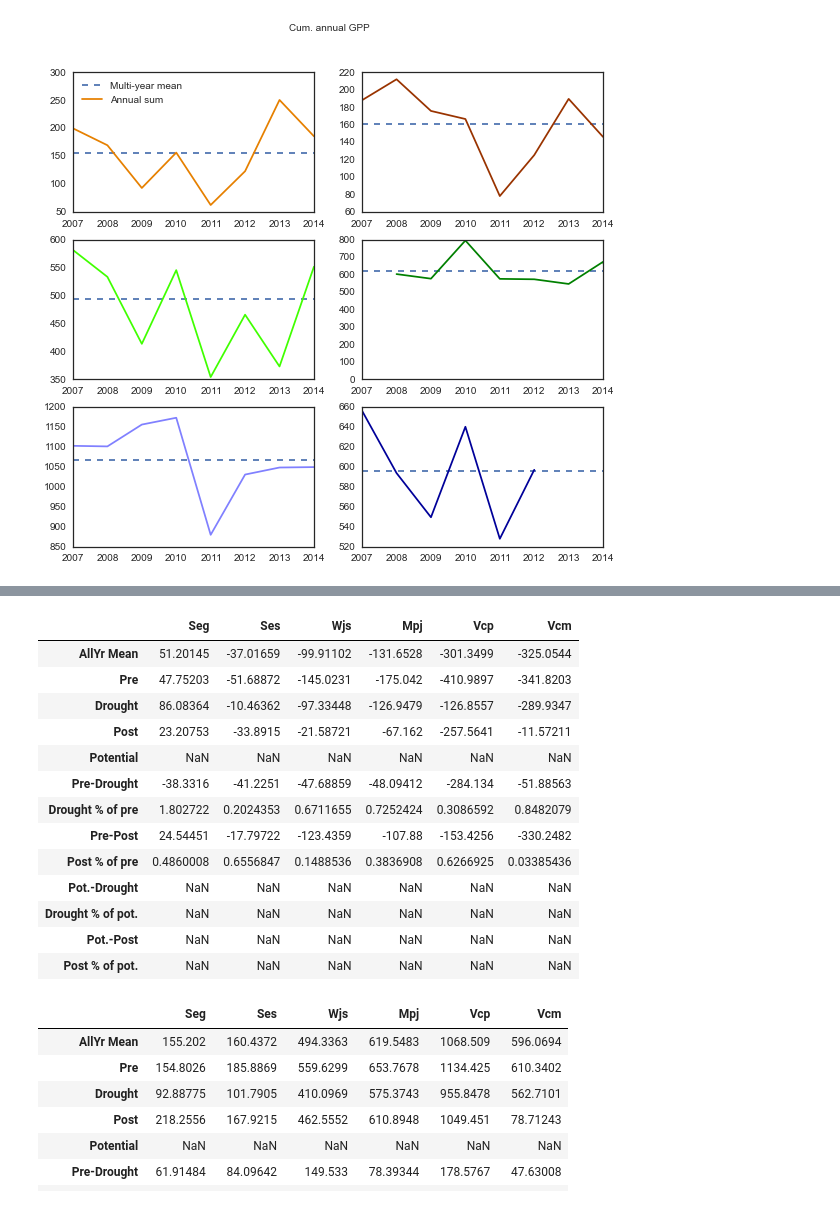
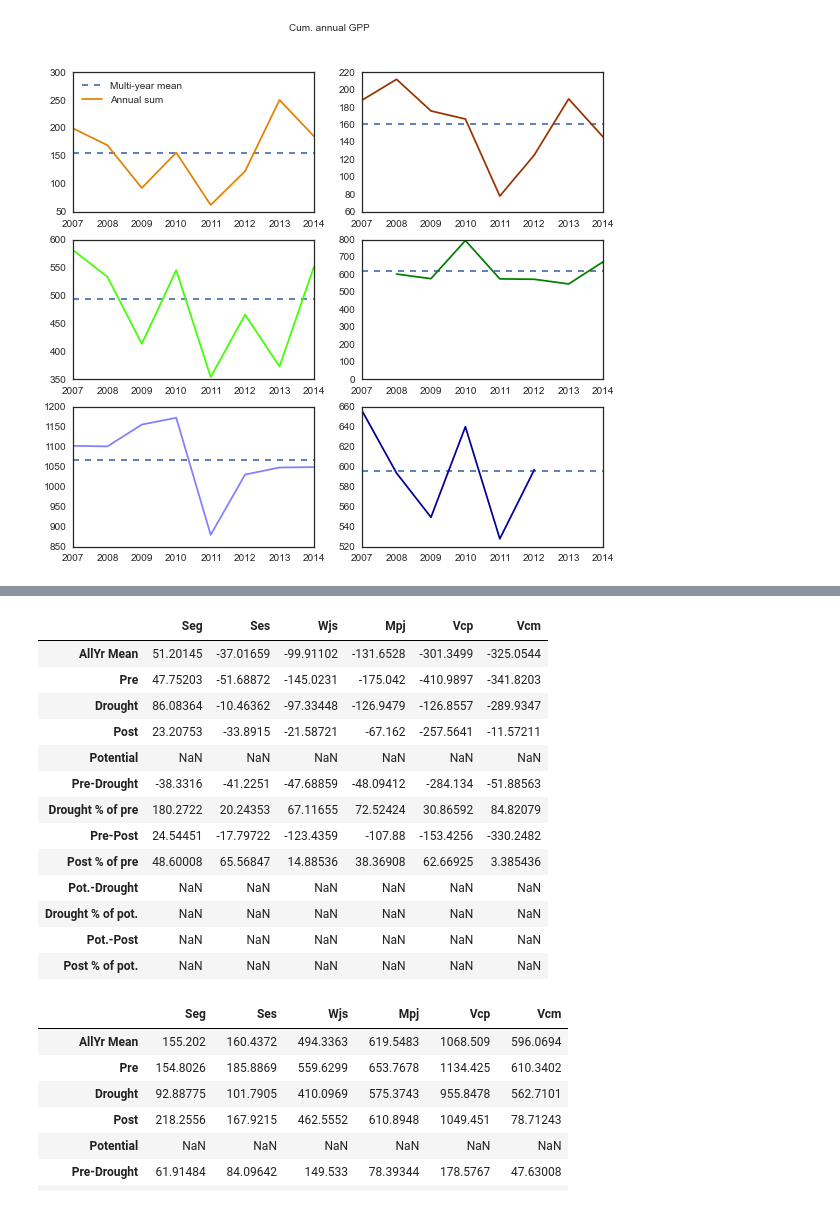
Before and after one commit to gremau/NMEG_miscellany, a Jupyter notebook: multiyear_means_and_anomaly.ipynb, the cells around one changed output, grey strips where cells are left out. Drawn from its saved outputs; the diff is of its cells as text; code cells hidden in the pictures.

```diff
--- a/multiyear_means_and_anomaly.ipynb
+++ b/multiyear_means_and_anomaly.ipynb
@@ -461,42 +461,42 @@ for i, site in enumerate(sites):
     nee_t[site].loc['Drought'] = sums.drght_mean
     nee_t[site].loc['Post'] = sums.postdrght_mean
     nee_t[site].loc['Pre-Drought'] = sums.predrght_mean - sums.drght_mean
-    nee_t[site].loc['Drought % of pre'] = sums.drght_mean / sums.predrght_mean
+    nee_t[site].loc['Drought % of pre'] = (sums.drght_mean / sums.predrght_mean) * 100
     nee_t[site].loc['Pre-Post'] = sums.predrght_mean - sums.postdrght_mean
-    nee_t[site].loc['Post % of pre'] = sums.postdrght_mean / sums.predrght_mean
+    nee_t[site].loc['Post % of pre'] = (sums.postdrght_mean / sums.predrght_mean) * 100
 
     sums = gpp_clim[site].sum()
     gpp_t[site].loc['AllYr Mean'] = sums.allyr_mean
     gpp_t[site].loc['Pre'] = sums.predrght_mean
     gpp_t[site].loc['Drought'] = sums.drght_mean
     gpp_t[site].loc['Post'] = sums.postdrght_mean
     gpp_t[site].loc['Pre-Drought'] = sums.predrght_mean - sums.drght_mean
-    gpp_t[site].loc['Drought % of pre'] = sums.drght_mean / sums.predrght_mean
+    gpp_t[site].loc['Drought % of pre'] = (sums.drght_mean / sums.predrght_mean) * 100
     gpp_t[site].loc['Pre-Post'] = sums.predrght_mean - sums.postdrght_mean
-    gpp_t[site].loc['Post % of pre'] = sums.postdrght_mean / sums.predrght_mean
+    gpp_t[site].loc['Post % of pre'] = (sums.postdrght_mean / sums.predrght_mean) * 100
 
     sums = re_clim[site].sum()
     reco_t[site].loc['AllYr Mean'] = sums.allyr_mean
     reco_t[site].loc['Pre'] = sums.predrght_mean
     reco_t[site].loc['Drought'] = sums.drght_mean
     reco_t[site].loc['Post'] = sums.postdrght_mean
     reco_t[site].loc['Pre-Drought'] = sums.predrght_mean - sums.drght_mean
-    reco_t[site].loc['Drought % of pre'] = sums.drght_mean / sums.predrght_mean
+    reco_t[site].loc['Drought % of pre'] = (sums.drght_mean / sums.predrght_mean) * 100
     reco_t[site].loc['Pre-Post'] = sums.predrght_mean - sums.postdrght_mean
-    reco_t[site].loc['Post % of pre'] = sums.postdrght_mean / sums.predrght_mean
+    reco_t[site].loc['Post % of pre'] = (sums.postdrght_mean / sums.predrght_mean) * 100
 
 nee_t
 # %% [output]
 |  | Seg | Ses | Wjs | Mpj | Vcp | Vcm |
 | AllYr Mean | 51.20145 | -37.01659 | -99.91102 | -131.6528 | -301.3499 | -325.0544 |
 | Pre | 47.75203 | -51.68872 | -145.0231 | -175.042 | -410.9897 | -341.8203 |
 | Drought | 86.08364 | -10.46362 | -97.33448 | -126.9479 | -126.8557 | -289.9347 |
 | Post | 23.20753 | -33.8915 | -21.58721 | -67.162 | -257.5641 | -11.57211 |
 | Potential | NaN | NaN | NaN | NaN | NaN | NaN |
 | Pre-Drought | -38.3316 | -41.2251 | -47.68859 | -48.09412 | -284.134 | -51.88563 |
-| Drought % of pre | 1.802722 | 0.2024353 | 0.6711655 | 0.7252424 | 0.3086592 | 0.8482079 |
+| Drought % of pre | 180.2722 | 20.24353 | 67.11655 | 72.52424 | 30.86592 | 84.82079 |
 | Pre-Post | 24.54451 | -17.79722 | -123.4359 | -107.88 | -153.4256 | -330.2482 |
-| Post % of pre | 0.4860008 | 0.6556847 | 0.1488536 | 0.3836908 | 0.6266925 | 0.03385436 |
+| Post % of pre | 48.60008 | 65.56847 | 14.88536 | 38.36908 | 62.66925 | 3.385436 |
 | Pot.-Drought | NaN | NaN | NaN | NaN | NaN | NaN |
 | Drought % of pot. | NaN | NaN | NaN | NaN | NaN | NaN |
 | Pot.-Post | NaN | NaN | NaN | NaN | NaN | NaN |
```
Also changed, not shown: parts of 3 cells of this notebook.
